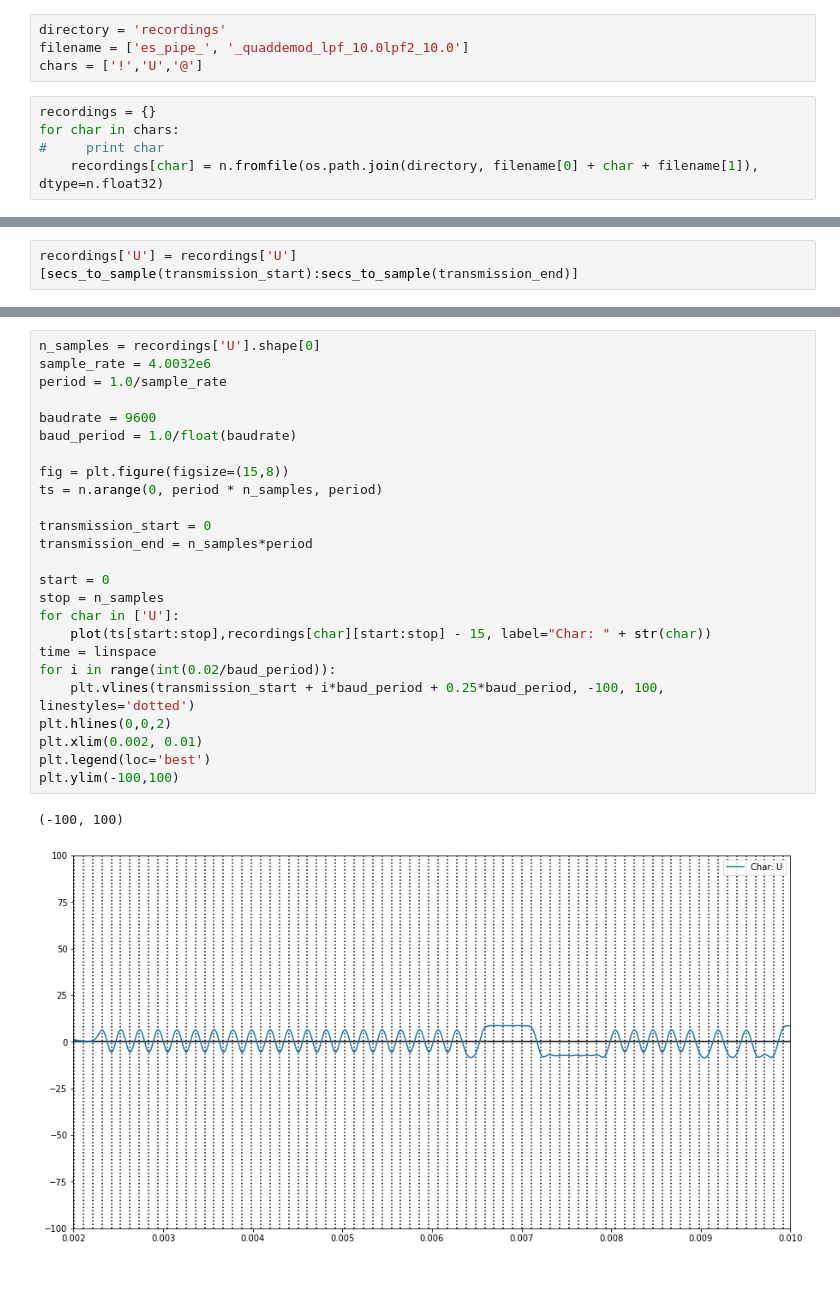
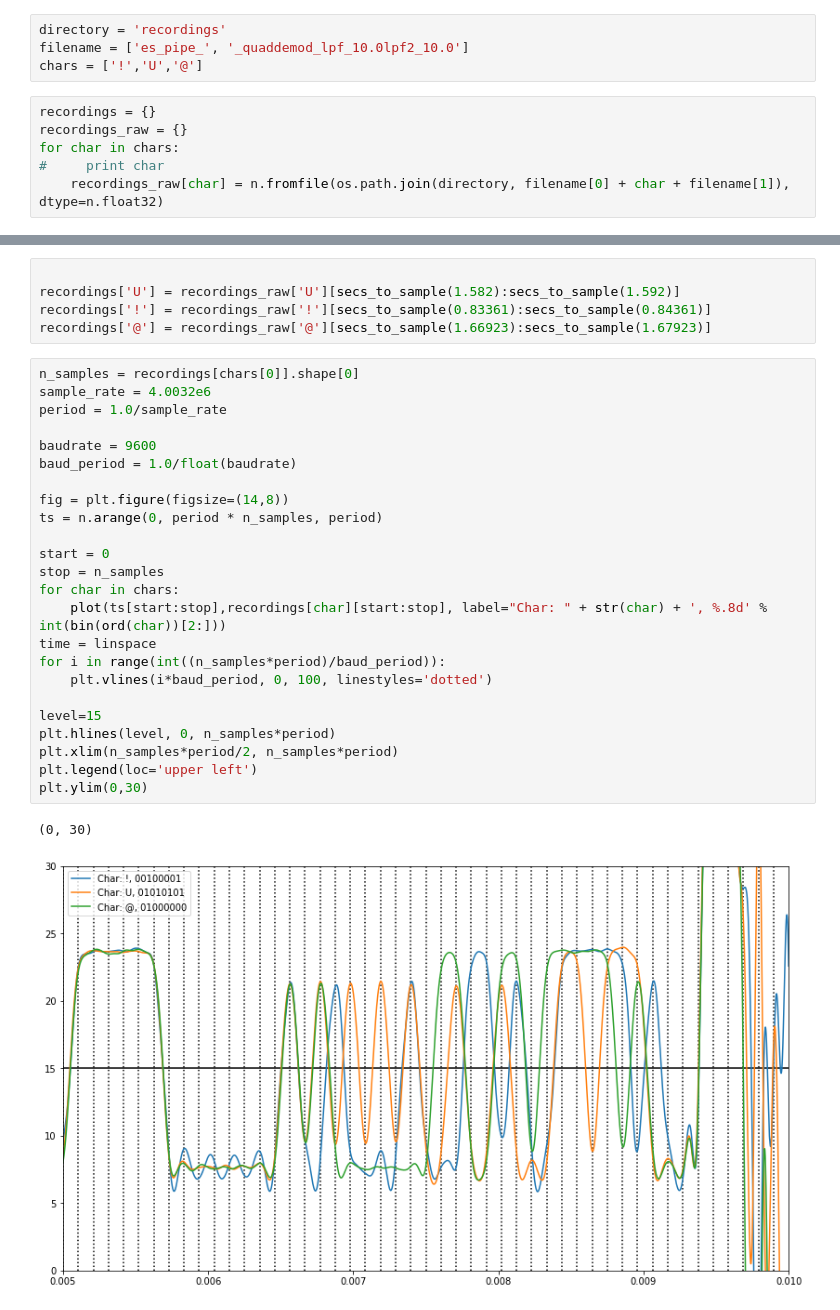
Before and after one commit to HeronMkII/gnuradio, a Jupyter notebook: Decoding PIPE.ipynb, the cells around one changed output, grey strips where cells are left out. Cells and saved outputs as stored; diff of their text form; blank space fills up the shorter version.

```diff
--- a/Decoding PIPE.ipynb
+++ b/Decoding PIPE.ipynb
@@ -19,6 +31,7 @@ filename = ['es_pipe_', '_quaddemod_lpf_10.0lpf2_10.0']
 chars = ['!','U','@']
 # %%
 recordings = {}
+recordings_raw = {}
 for char in chars:
 #     print char
-    recordings[char] = n.fromfile(os.path.join(directory, filename[0] + char + filename[1]), dtype=n.float32)
+    recordings_raw[char] = n.fromfile(os.path.join(directory, filename[0] + char + filename[1]), dtype=n.float32)
@@ -36,2 +37,0 @@ def secs_to_sample(seconds): return n.int(seconds/period)
-# %%
-recordings['U'] = recordings['U'][secs_to_sample(transmission_start):secs_to_sample(transmission_end)]
@@ -38,29 +42,33 @@ recordings['U'] = recordings['U'][secs_to_sample(transmission_start):secs_to_sam
+# %%
+
+recordings['U'] = recordings_raw['U'][secs_to_sample(1.582):secs_to_sample(1.592)]
+recordings['!'] = recordings_raw['!'][secs_to_sample(0.83361):secs_to_sample(0.84361)]
+recordings['@'] = recordings_raw['@'][secs_to_sample(1.66923):secs_to_sample(1.67923)]
 # %%
-n_samples = recordings['U'].shape[0]
+n_samples = recordings[chars[0]].shape[0]
 sample_rate = 4.0032e6
 period = 1.0/sample_rate
 
 baudrate = 9600
 baud_period = 1.0/float(baudrate)
 
-fig = plt.figure(figsize=(15,8))
+fig = plt.figure(figsize=(14,8))
 ts = n.arange(0, period * n_samples, period)
-
-transmission_start = 0
-transmission_end = n_samples*period
 
 start = 0
 stop = n_samples
-for char in ['U']:
-    plot(ts[start:stop],recordings[char][start:stop] - 15, label="Char: " + str(char))
+for char in chars:
+    plot(ts[start:stop],recordings[char][start:stop], label="Char: " + str(char) + ', %.8d' % int(bin(ord(char))[2:]))
 time = linspace
-for i in range(int(0.02/baud_period)):
-    plt.vlines(transmission_start + i*baud_period + 0.25*baud_period, -100, 100, linestyles='dotted')
-plt.hlines(0,0,2)
-plt.xlim(0.002, 0.01)
-plt.legend(loc='best')
-plt.ylim(-100,100)
+for i in range(int((n_samples*period)/baud_period)):
+    plt.vlines(i*baud_period, 0, 100, linestyles='dotted')
+
+level=15
+plt.hlines(level, 0, n_samples*period)
+plt.xlim(n_samples*period/2, n_samples*period)
+plt.legend(loc='upper left')
+plt.ylim(0,30)
 # %% [output]
-(-100, 100)
+(0, 30)
-[figure, old version]
+[figure, new version]
 # %%
```
Also changed, not shown: parts of 6 cells of this notebook, 1 other file.
